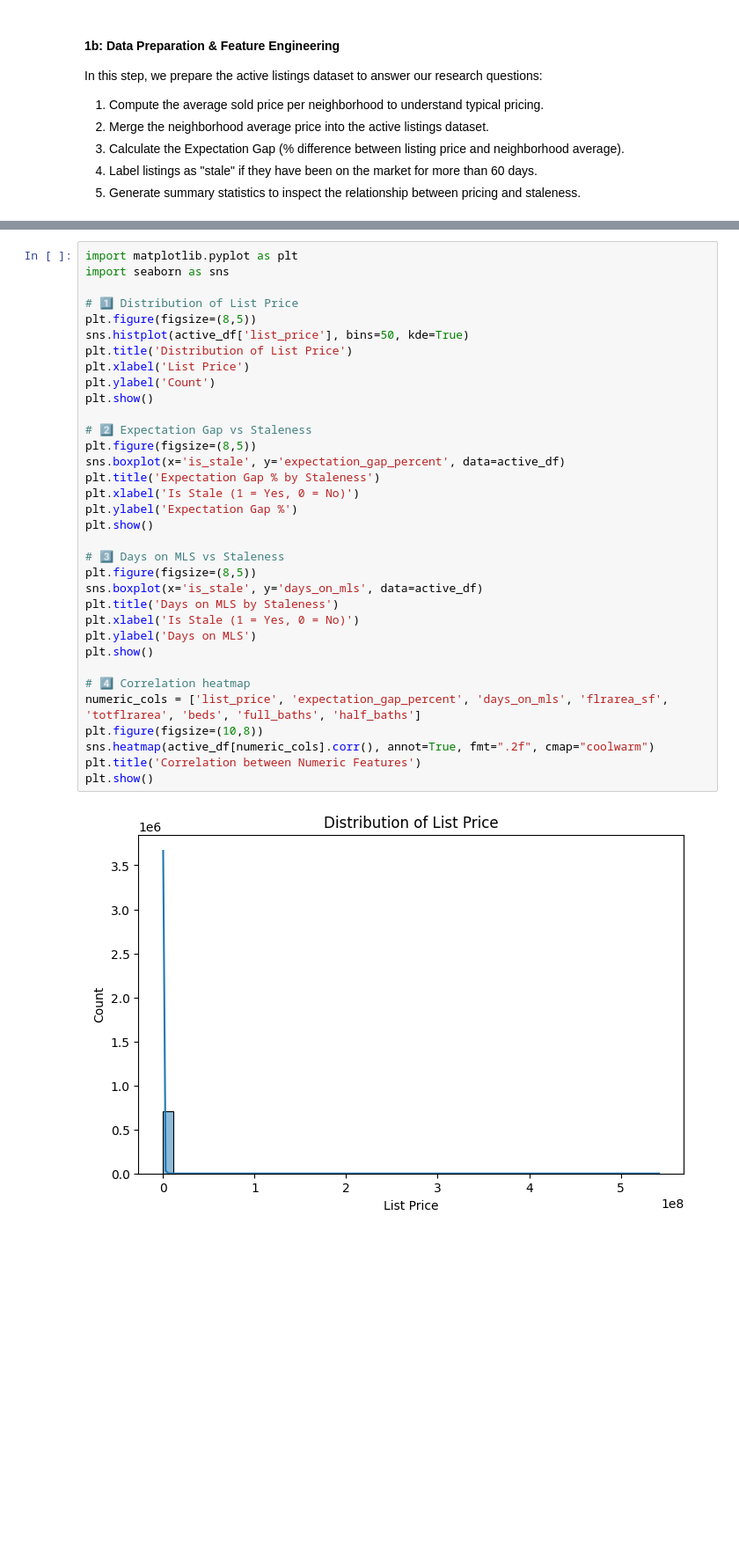
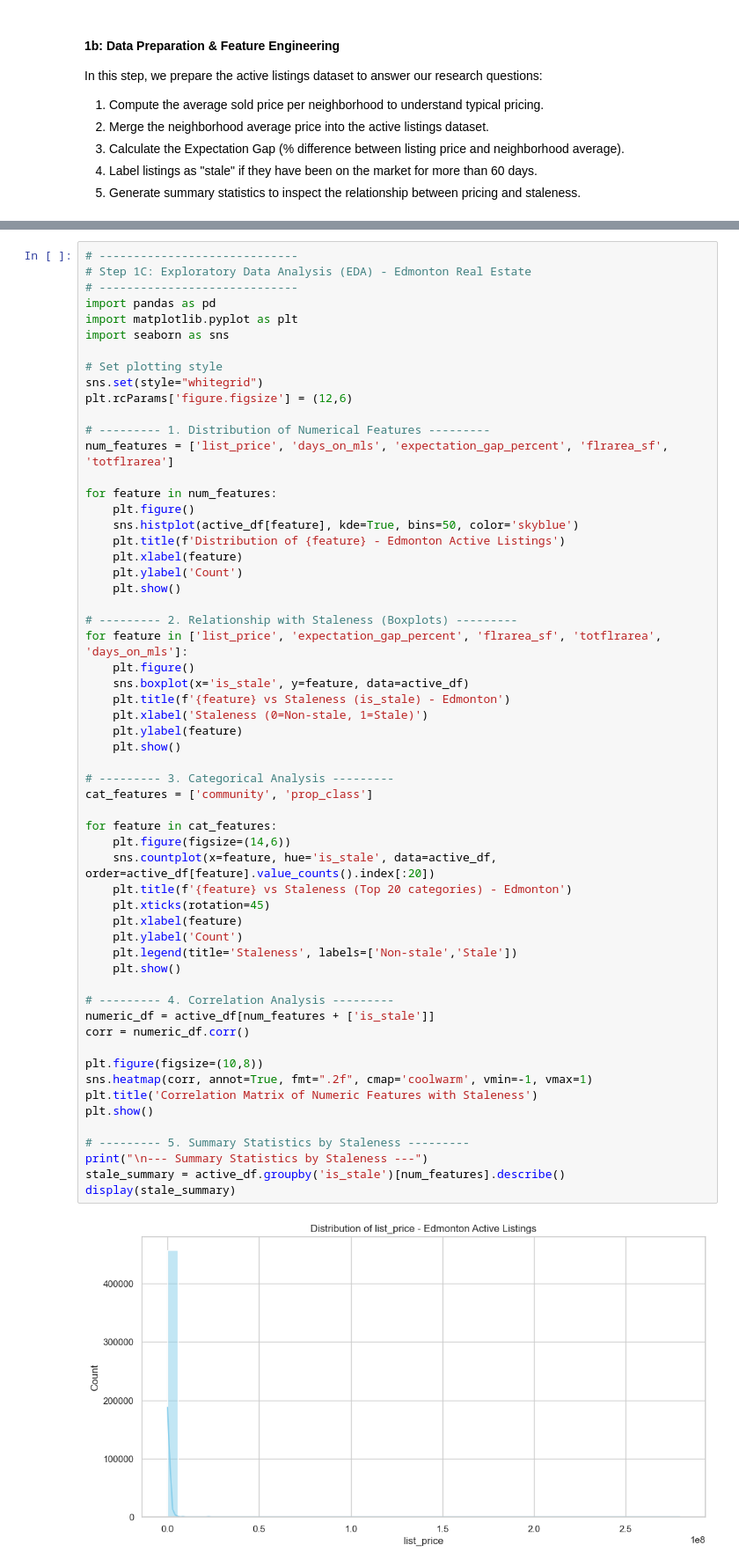
Before and after one commit to AdeoyeSA/DATA3960---Data-Analytics-Capstone-PROJECT, a Jupyter notebook: Business Understanding & Data Preparation.ipynb, the cells around one changed output, grey strips where cells are left out. Shown at 88% size. Drawn from its saved outputs; the diff is of its cells as text; blank space fills up the shorter version.

Commit message:
Business Understanding & Data Preparation - step 1

```diff
--- a/Business Understanding & Data Preparation.ipynb
+++ b/Business Understanding & Data Preparation.ipynb
@@ -281,36 +405,60 @@ The goal of this step is to explore and understand the patterns in the dataset b
 # %%
+# -----------------------------
+# Step 1C: Exploratory Data Analysis (EDA) - Edmonton Real Estate
+# -----------------------------
+import pandas as pd
 import matplotlib.pyplot as plt
 import seaborn as sns
 
-# 1️⃣ Distribution of List Price
-plt.figure(figsize=(8,5))
-sns.histplot(active_df['list_price'], bins=50, kde=True)
-plt.title('Distribution of List Price')
-plt.xlabel('List Price')
-plt.ylabel('Count')
+# Set plotting style
+sns.set(style="whitegrid")
+plt.rcParams['figure.figsize'] = (12,6)
+
+# --------- 1. Distribution of Numerical Features ---------
+num_features = ['list_price', 'days_on_mls', 'expectation_gap_percent', 'flrarea_sf', 'totflrarea']
+
+for feature in num_features:
+    plt.figure()
+    sns.histplot(active_df[feature], kde=True, bins=50, color='skyblue')
+    plt.title(f'Distribution of {feature} - Edmonton Active Listings')
+    plt.xlabel(feature)
+    plt.ylabel('Count')
+    plt.show()
+
+# --------- 2. Relationship with Staleness (Boxplots) ---------
+for feature in ['list_price', 'expectation_gap_percent', 'flrarea_sf', 'totflrarea', 'days_on_mls']:
+    plt.figure()
+    sns.boxplot(x='is_stale', y=feature, data=active_df)
+    plt.title(f'{feature} vs Staleness (is_stale) - Edmonton')
+    plt.xlabel('Staleness (0=Non-stale, 1=Stale)')
+    plt.ylabel(feature)
+    plt.show()
+
+# --------- 3. Categorical Analysis ---------
+cat_features = ['community', 'prop_class']
+
+for feature in cat_features:
+    plt.figure(figsize=(14,6))
+    sns.countplot(x=feature, hue='is_stale', data=active_df, order=active_df[feature].value_counts().index[:20])
+    plt.title(f'{feature} vs Staleness (Top 20 categories) - Edmonton')
+    plt.xticks(rotation=45)
+    plt.xlabel(feature)
+    plt.ylabel('Count')
+    plt.legend(title='Staleness', labels=['Non-stale','Stale'])
+    plt.show()
+
+# --------- 4. Correlation Analysis ---------
+numeric_df = active_df[num_features + ['is_stale']]
+corr = numeric_df.corr()
+
+plt.figure(figsize=(10,8))
+sns.heatmap(corr, annot=True, fmt=".2f", cmap='coolwarm', vmin=-1, vmax=1)
+plt.title('Correlation Matrix of Numeric Features with Staleness')
 plt.show()
 
-# 2️⃣ Expectation Gap vs Staleness
-plt.figure(figsize=(8,5))
-sns.boxplot(x='is_stale', y='expectation_gap_percent', data=active_df)
-plt.title('Expectation Gap % by Staleness')
-plt.xlabel('Is Stale (1 = Yes, 0 = No)')
-plt.ylabel('Expectation Gap %')
-plt.show()
-
-# 3️⃣ Days on MLS vs Staleness
-plt.figure(figsize=(8,5))
-sns.boxplot(x='is_stale', y='days_on_mls', data=active_df)
-plt.title('Days on MLS by Staleness')
-plt.xlabel('Is Stale (1 = Yes, 0 = No)')
-plt.ylabel('Days on MLS')
-plt.show()
-
-# 4️⃣ Correlation heatmap
-numeric_cols = ['list_price', 'expectation_gap_percent', 'days_on_mls', 'flrarea_sf', 'totflrarea', 'beds', 'full_baths', 'half_baths']
-plt.figure(figsize=(10,8))
-sns.heatmap(active_df[numeric_cols].corr(), annot=True, fmt=".2f", cmap="coolwarm")
-plt.title('Correlation between Numeric Features')
-plt.show()
+# --------- 5. Summary Statistics by Staleness ---------
+print("\n--- Summary Statistics by Staleness ---")
+stale_summary = active_df.groupby('is_stale')[num_features].describe()
+display(stale_summary)
 # %% [output]
-[figure, old version]
+[figure, new version]
```
Also changed, not shown: parts of 18 cells of this notebook.
